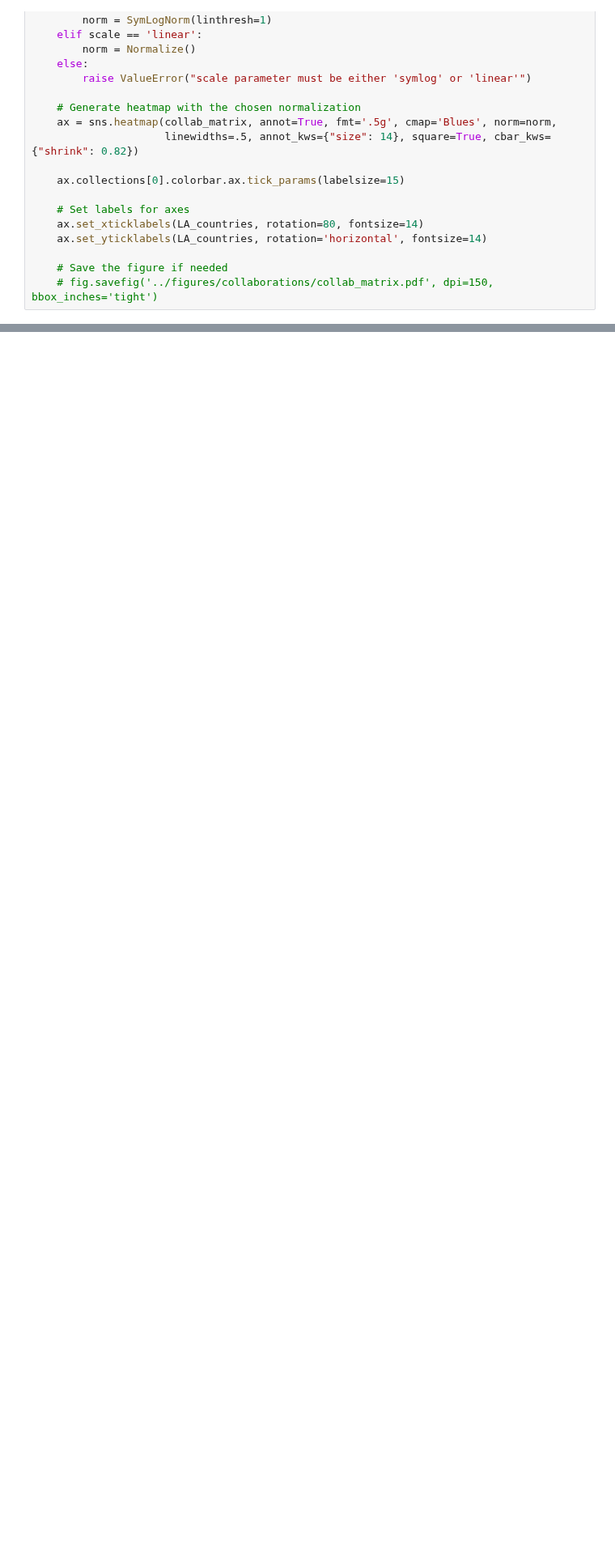
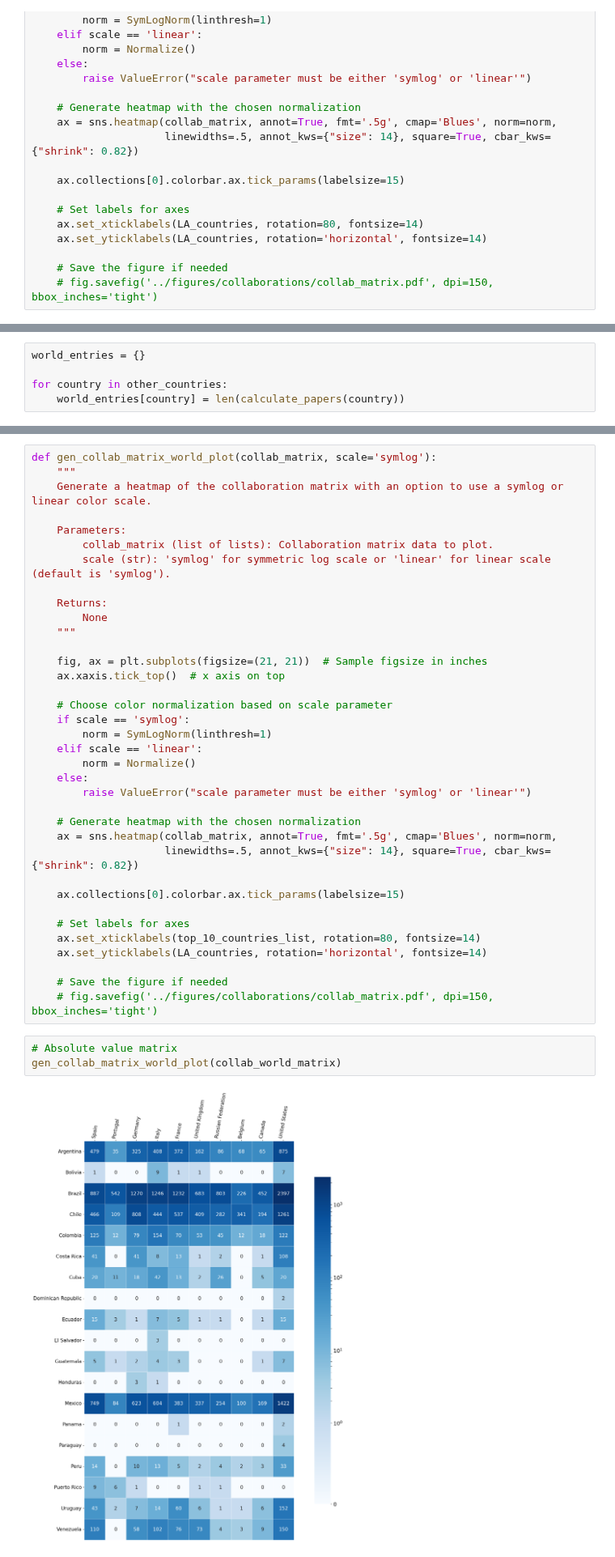
Before and after one commit to restrepo/inspireauth, a Jupyter notebook: INSPIREHEP_new_nbs/INSPIREHEP_new_collaborations.ipynb, the cells around one changed output, grey strips where cells are left out. Shown at 81% size. Cells and saved outputs as stored; diff of their text form; blank space fills up the shorter version.

Commit message:
World collaborations ready. Need to format colourbar

```diff
--- a/INSPIREHEP_new_nbs/INSPIREHEP_new_collaborations.ipynb
+++ b/INSPIREHEP_new_nbs/INSPIREHEP_new_collaborations.ipynb
@@ -294,0 +300,5 @@ gen_collab_matrix_plot(normalised_collab_matrix, scale="linear")
+# %%
+world_entries = {}
+
+for country in other_countries:
+    world_entries[country] = len(calculate_papers(country))
@@ -294,0 +366,41 @@ gen_collab_matrix_plot(normalised_collab_matrix, scale="linear")
+# %%
+def gen_collab_matrix_world_plot(collab_matrix, scale='symlog'):
+    """
+    Generate a heatmap of the collaboration matrix with an option to use a symlog or linear color scale.
+
+    Parameters:
+        collab_matrix (list of lists): Collaboration matrix data to plot.
+        scale (str): 'symlog' for symmetric log scale or 'linear' for linear scale (default is 'symlog').
+
+    Returns:
+        None
+    """
+
+    fig, ax = plt.subplots(figsize=(21, 21))  # Sample figsize in inches
+    ax.xaxis.tick_top()  # x axis on top
+
+    # Choose color normalization based on scale parameter
+    if scale == 'symlog':
+        norm = SymLogNorm(linthresh=1)
+    elif scale == 'linear':
+        norm = Normalize()
+    else:
+        raise ValueError("scale parameter must be either 'symlog' or 'linear'")
+
+    # Generate heatmap with the chosen normalization
+    ax = sns.heatmap(collab_matrix, annot=True, fmt='.5g', cmap='Blues', norm=norm,
+                     linewidths=.5, annot_kws={"size": 14}, square=True, cbar_kws={"shrink": 0.82})
+
+    ax.collections[0].colorbar.ax.tick_params(labelsize=15)
+
+    # Set labels for axes
+    ax.set_xticklabels(top_10_countries_list, rotation=80, fontsize=14)
+    ax.set_yticklabels(LA_countries, rotation='horizontal', fontsize=14)
+
+    # Save the figure if needed
+    # fig.savefig('../figures/collaborations/collab_matrix.pdf', dpi=150, bbox_inches='tight')
+# %%
+# Absolute value matrix
+gen_collab_matrix_world_plot(collab_world_matrix)
+# %% [output]
+[figure, added]
```
Also changed, not shown: parts of 16 cells of this notebook.
